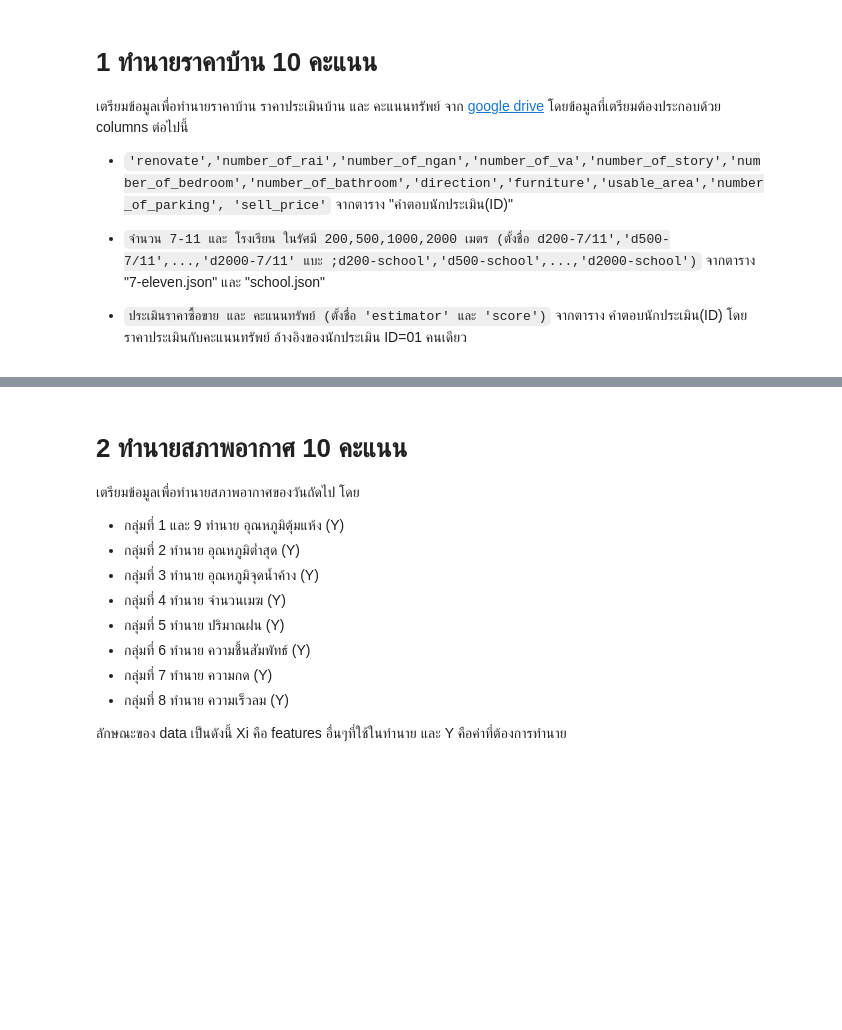
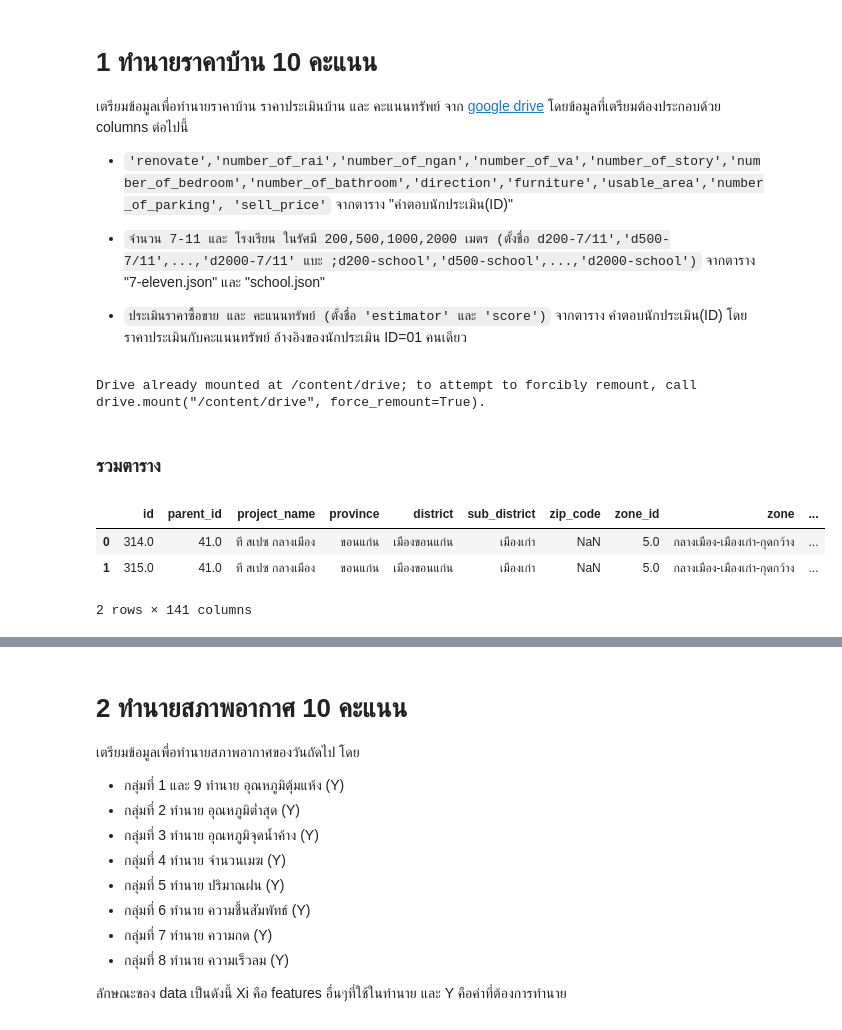
Before and after one commit to supatsara2002/bsc_dpdm22, a Jupyter notebook: midterm_dpdm22.ipynb, the cells around one changed output, grey strips where cells are left out. Drawn from its saved outputs; the diff is of its cells as text; code cells hidden in the pictures; blank space fills up the shorter version.

Commit message:
midterm

```diff
--- a/midterm_dpdm22.ipynb
+++ b/midterm_dpdm22.ipynb
@@ -13,0 +17,9 @@
+# %%
+from google.colab import drive
+drive.mount('/content/drive')
+# %% [output]
+Drive already mounted at /content/drive; to attempt to forcibly remount, call drive.mount("/content/drive", force_remount=True).
+# %%
+id = pd.read_excel('/content/drive/MyDrive/bsc_DPDM_data/MIDterm/คำตอบนักประเมิน(ID).xlsx')
+house1 = pd.read_excel('/content/drive/MyDrive/bsc_DPDM_data/MIDterm/Data House.xlsx', sheet_name='บ้านมือ1')
+house2 = pd.read_excel('/content/drive/MyDrive/bsc_DPDM_data/MIDterm/Data House.xlsx', sheet_name='บ้านมือ2')
@@ -13,0 +32,9 @@
+# %% [markdown]
+### รวมตาราง
+# %%
+house1.head(2)
+# %% [output]
+|  | id | parent_id | project_name | province | district | sub_district | zip_code | zone_id | zone | ... |
+| 0 | 314.0 | 41.0 | ที สเปซ กลางเมือง | ขอนแก่น | เมืองขอนแก่น | เมืองเก่า | NaN | 5.0 | กลางเมือง-เมืองเก่า-กุดกว้าง | ... |
+| 1 | 315.0 | 41.0 | ที สเปซ กลางเมือง | ขอนแก่น | เมืองขอนแก่น | เมืองเก่า | NaN | 5.0 | กลางเมือง-เมืองเก่า-กุดกว้าง | ... |
+2 rows × 141 columns
```
Also changed, not shown: parts of 5 cells of this notebook.
